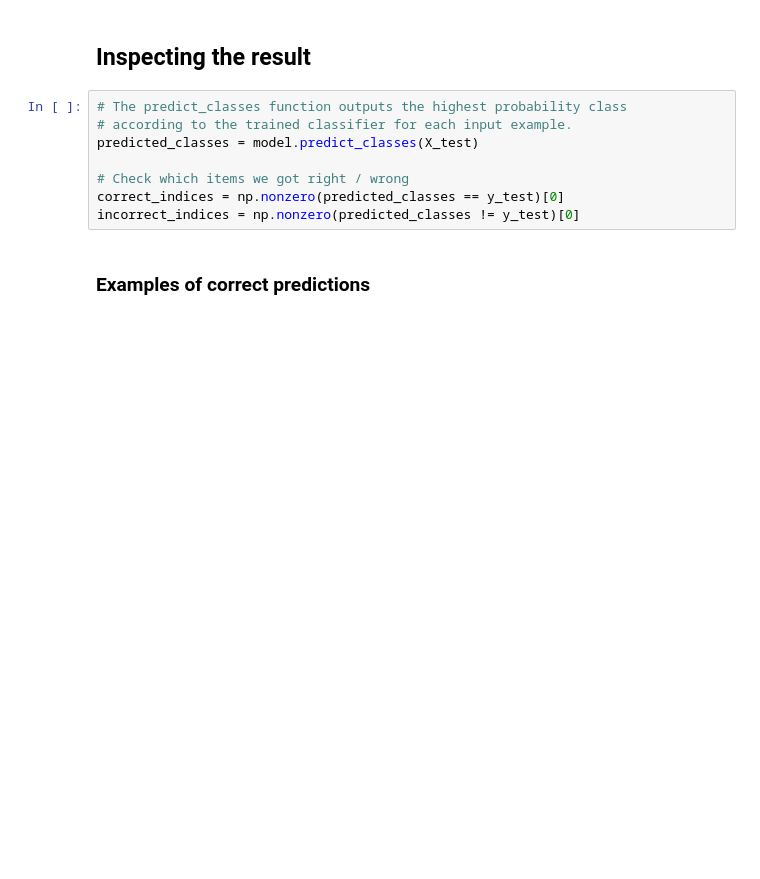
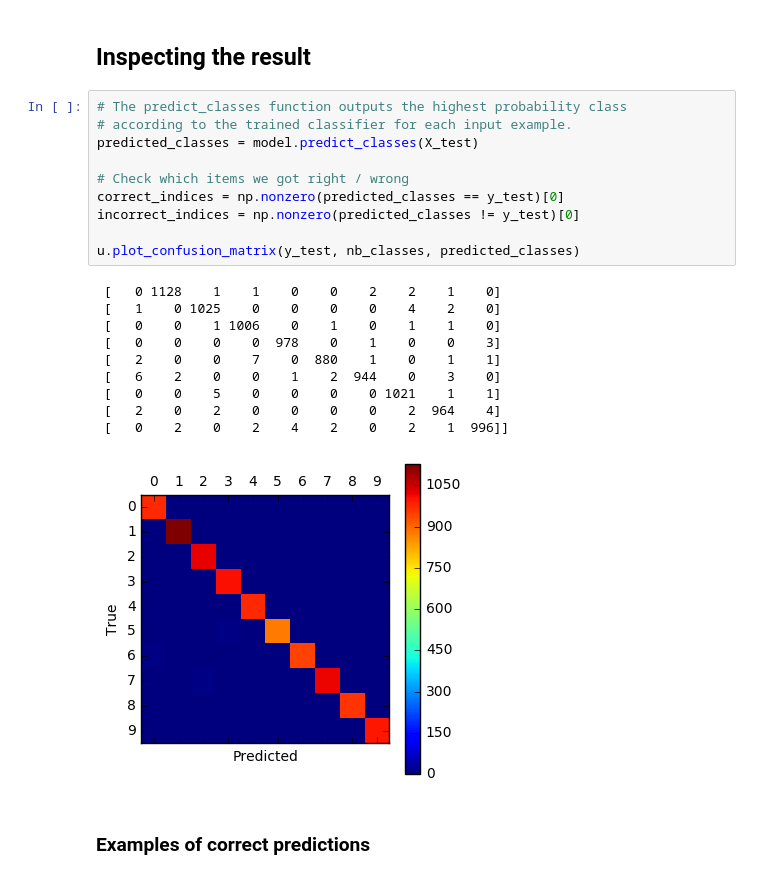
Before and after one commit to Kidel/In-Codice-Ratio-OCR-with-CNN, a Jupyter notebook: Notebooks/01_Mnist.ipynb, the cells around one changed output. Cells and saved outputs as stored; diff of their text form; blank space fills up the shorter version.

```diff
--- a/Notebooks/01_Mnist.ipynb
+++ b/Notebooks/01_Mnist.ipynb
@@ -148,11 +153,24 @@ Test accuracy: 0.9913
 # %%
 # The predict_classes function outputs the highest probability class
 # according to the trained classifier for each input example.
 predicted_classes = model.predict_classes(X_test)
 
 # Check which items we got right / wrong
 correct_indices = np.nonzero(predicted_classes == y_test)[0]
 incorrect_indices = np.nonzero(predicted_classes != y_test)[0]
+
+u.plot_confusion_matrix(y_test, nb_classes, predicted_classes)
+# %% [output]
+ [   0 1128    1    1    0    0    2    2    1    0]
+ [   1    0 1025    0    0    0    0    4    2    0]
+ [   0    0    1 1006    0    1    0    1    1    0]
+ [   0    0    0    0  978    0    1    0    0    3]
+ [   2    0    0    7    0  880    1    0    1    1]
+ [   6    2    0    0    1    2  944    0    3    0]
+ [   0    0    5    0    0    0    0 1021    1    1]
+ [   2    0    2    0    0    0    0    2  964    4]
+ [   0    2    0    2    4    2    0    2    1  996]]
+[figure, added]
 # %% [markdown]
 ### Examples of correct predictions
 # %%
```
Also changed, not shown: parts of 4 cells of this notebook, 1 other file.
